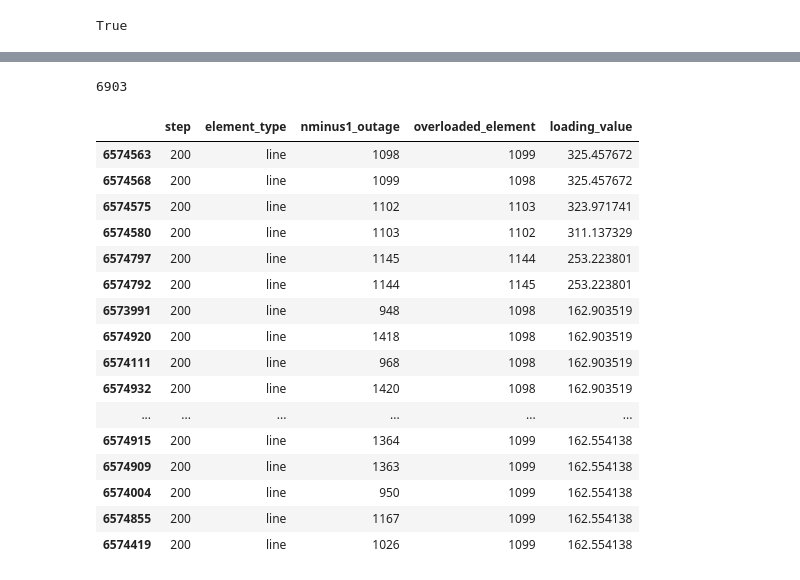
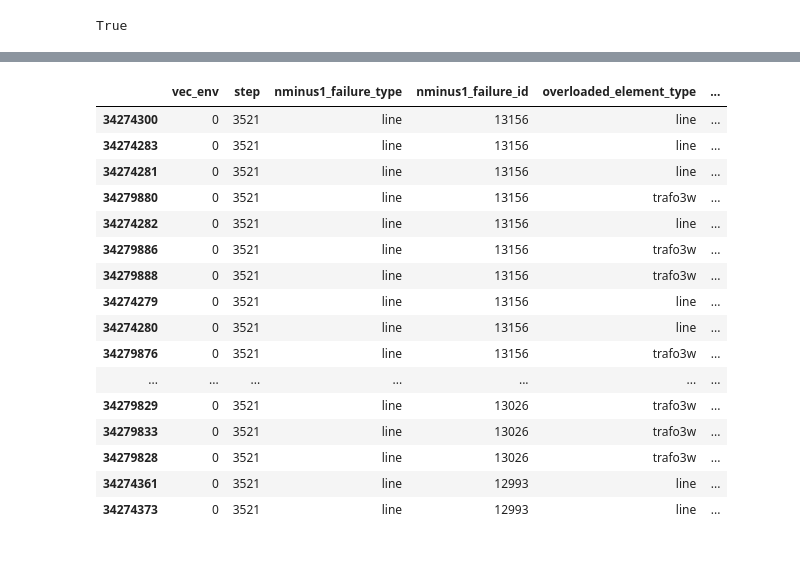
Before and after one commit to eliagroup/Grid2Vec, a Jupyter notebook: examples/nminus1_analysis/analyze_nminus1_calculation.ipynb, the cells around one changed output, grey strips where cells are left out. Drawn from its saved outputs; the diff is of its cells as text; code cells hidden in the pictures.

```diff
--- a/examples/nminus1_analysis/analyze_nminus1_calculation.ipynb
+++ b/examples/nminus1_analysis/analyze_nminus1_calculation.ipynb
@@ -9,4 +12,4 @@ grid = load_grid("../data/grid_planning_scenario/")
 # %%
-df_results = pd.read_csv('../data/grid_planning_scenario/powerflow_analysis/nminus1_dc/overloads.csv')#.sort_values("step")
+df_results = pd.read_csv('../../data/grid_planning_scenario/powerflow_analysis/nminus1_dc/overloads_with_trafos.csv').sort_values("step").reset_index(drop=True)
 df_results.head()
 # %% [output]
@@ -21,8 +28,7 @@ df_results = df_results[df_results['loading_value'] > 100]
 # %%
-
 # check if every step has an overload
-df_results.sort_values("step", inplace=True)
-df_results.step.is_monotonic_increasing
+df_results_lines.sort_values("step", inplace=True)
+df_results_lines.step.is_monotonic_increasing
 # %% [output]
 True
 # %%
@@ -128,26 +155,24 @@ avg_num_overloaded_lines_per_nminus1['average number of lines overloaded on n-1'
-# %%
-len(df_results.step.unique())
-# %% [output]
-6903
 # %%
+# here we are looking at the most-overloaded step
+# interesting that the loading values are very similar across lots of overloaded elements or nminus1 outages
 max_step = df_results.groupby("step")['loading_value'].mean().idxmax()
 
-df_results[df_results['step'] == max_step].sort_values("loading_value", ascending=False)
+df_results[df_results['step'] == max_step].sort_values(["nminus1_failure_id", "loading_value"], ascending=False).head(50)
 # %% [output]
-|  | step | element_type | nminus1_outage | overloaded_element | loading_value |
-| 6574563 | 200 | line | 1098 | 1099 | 325.457672 |
-| 6574568 | 200 | line | 1099 | 1098 | 325.457672 |
-| 6574575 | 200 | line | 1102 | 1103 | 323.971741 |
-| 6574580 | 200 | line | 1103 | 1102 | 311.137329 |
-| 6574797 | 200 | line | 1145 | 1144 | 253.223801 |
-| 6574792 | 200 | line | 1144 | 1145 | 253.223801 |
-| 6573991 | 200 | line | 948 | 1098 | 162.903519 |
-| 6574920 | 200 | line | 1418 | 1098 | 162.903519 |
-| 6574111 | 200 | line | 968 | 1098 | 162.903519 |
-| 6574932 | 200 | line | 1420 | 1098 | 162.903519 |
-| ... | ... | ... | ... | ... | ... |
-| 6574915 | 200 | line | 1364 | 1099 | 162.554138 |
-| 6574909 | 200 | line | 1363 | 1099 | 162.554138 |
-| 6574004 | 200 | line | 950 | 1099 | 162.554138 |
-| 6574855 | 200 | line | 1167 | 1099 | 162.554138 |
-| 6574419 | 200 | line | 1026 | 1099 | 162.554138 |
+|  | vec_env | step | nminus1_failure_type | nminus1_failure_id | overloaded_element_type | ... |
+| 34274300 | 0 | 3521 | line | 13156 | line | ... |
+| 34274283 | 0 | 3521 | line | 13156 | line | ... |
+| 34274281 | 0 | 3521 | line | 13156 | line | ... |
+| 34279880 | 0 | 3521 | line | 13156 | trafo3w | ... |
+| 34274282 | 0 | 3521 | line | 13156 | line | ... |
+| 34279886 | 0 | 3521 | line | 13156 | trafo3w | ... |
+| 34279888 | 0 | 3521 | line | 13156 | trafo3w | ... |
+| 34274279 | 0 | 3521 | line | 13156 | line | ... |
+| 34274280 | 0 | 3521 | line | 13156 | line | ... |
+| 34279876 | 0 | 3521 | line | 13156 | trafo3w | ... |
+| ... | ... | ... | ... | ... | ... | ... |
+| 34279829 | 0 | 3521 | line | 13026 | trafo3w | ... |
+| 34279833 | 0 | 3521 | line | 13026 | trafo3w | ... |
+| 34279828 | 0 | 3521 | line | 13026 | trafo3w | ... |
+| 34274361 | 0 | 3521 | line | 12993 | line | ... |
+| 34274373 | 0 | 3521 | line | 12993 | line | ... |
```
Also changed, not shown: parts of 24 cells of this notebook.
